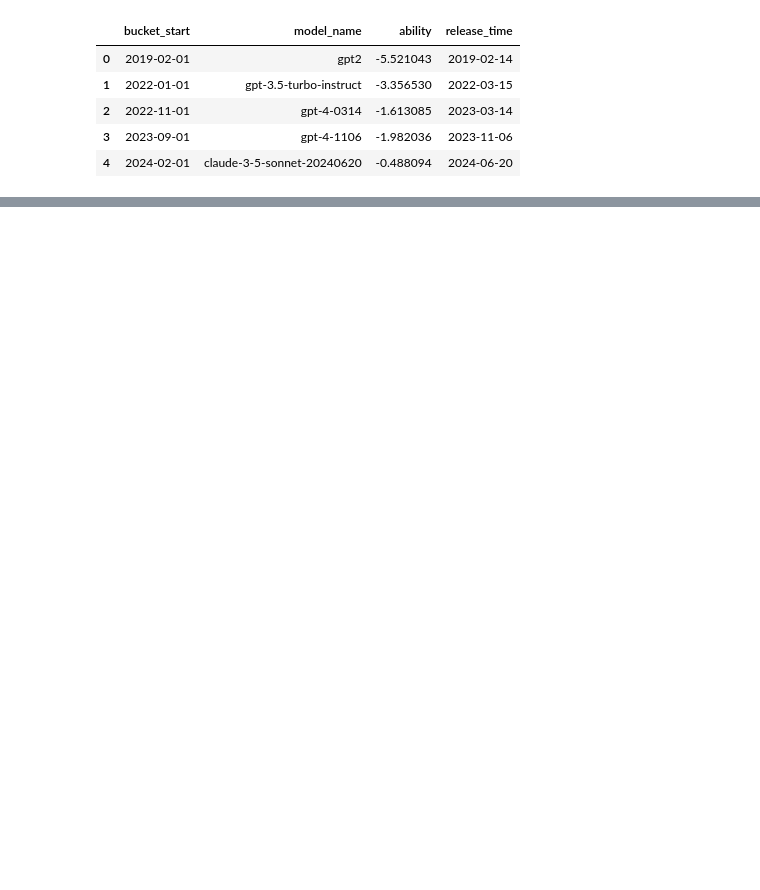
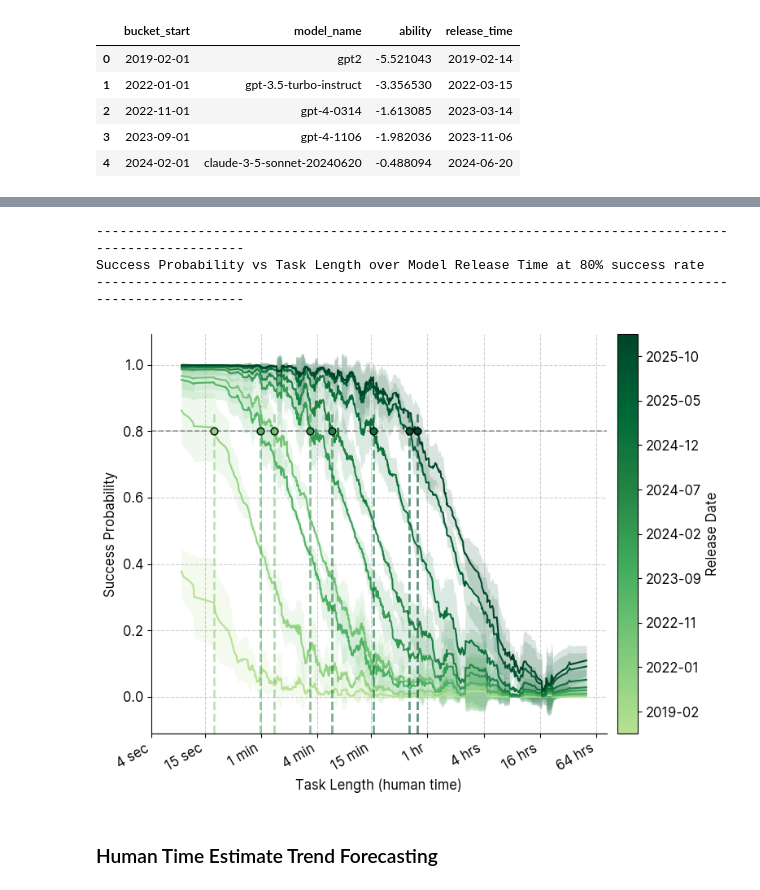
Before and after one commit to FY-Liu/BRIDGE, a Jupyter notebook: IRT/analysis.ipynb, the cells around one changed output, grey strips where cells are left out. Cells and saved outputs as stored; diff of their text form; code cells hidden in the pictures; blank space fills up the shorter version.

```diff
--- a/IRT/analysis.ipynb
+++ b/IRT/analysis.ipynb
@@ -1044,0 +975,13 @@ plt.show()
+# %%
+print("-" * 100)
+print("Success Probability vs Task Length over Model Release Time at 80% success rate")
+print("-" * 100)
+
+plot_success_prob_over_time(model_to_success_prob_df, threshold=0.8, column_name="predicted_minutes")
+# %% [output]
+----------------------------------------------------------------------------------------------------
+Success Probability vs Task Length over Model Release Time at 80% success rate
+----------------------------------------------------------------------------------------------------
+[figure, added]
+# %% [markdown]
+### Human Time Estimate Trend Forecasting
```
Also changed, not shown: parts of 21 cells of this notebook, 13 other files.
